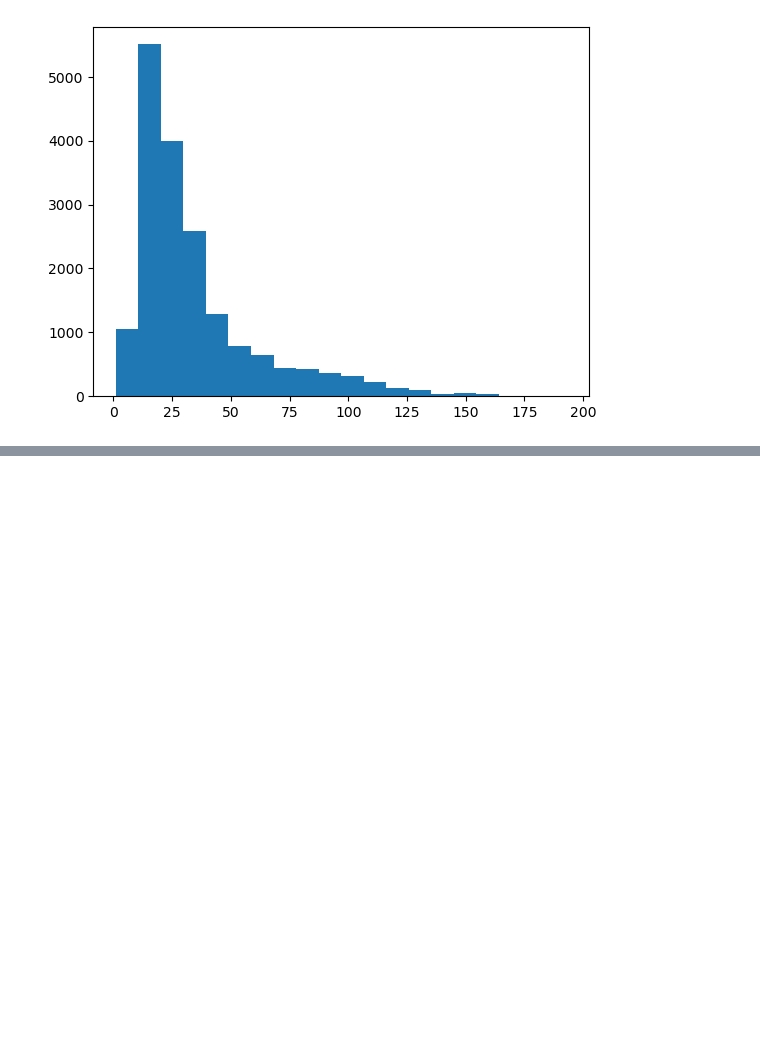
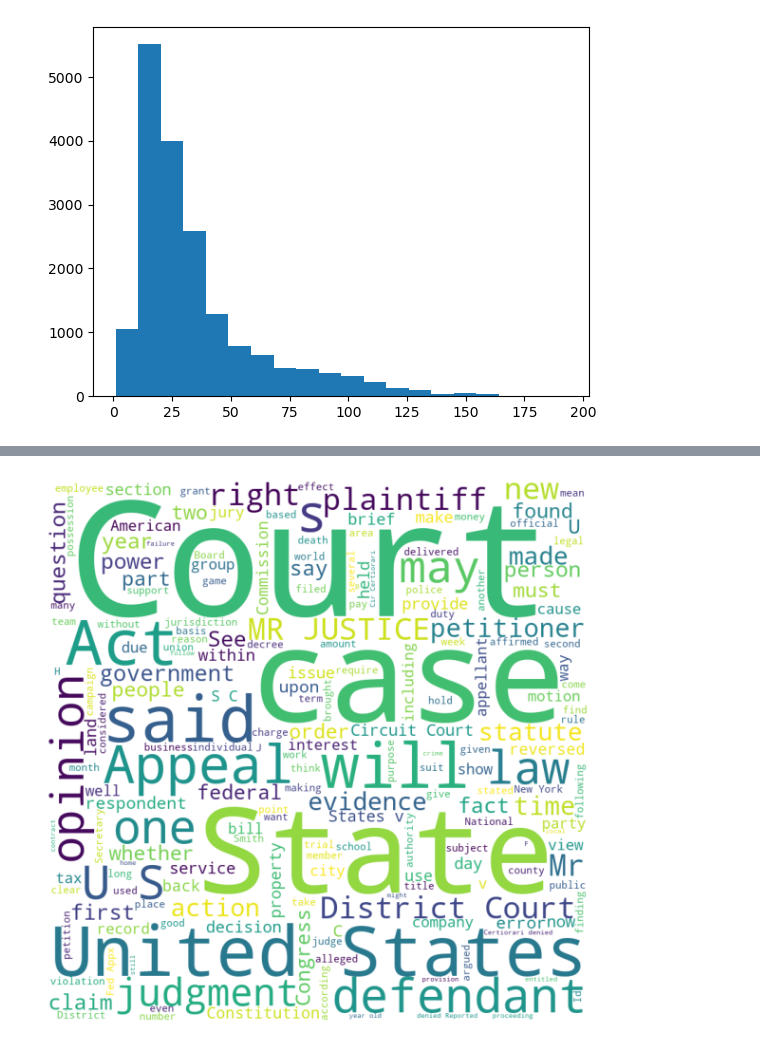
Before and after one commit to dukenguyenxyz/synth_detectives, a Jupyter notebook: src/eda.ipynb, the cells around one changed output, grey strips where cells are left out. Cells and saved outputs as stored; diff of their text form; code cells hidden in the pictures; blank space fills up the shorter version.

```diff
--- a/src/eda.ipynb
+++ b/src/eda.ipynb
@@ -50,0 +111,4 @@ plot_word_cloud(train_dataset)
+# %%
+plot_word_cloud(val_dataset)
+# %% [output]
+[figure, added]
```
Also changed, not shown: parts of 15 cells of this notebook.
